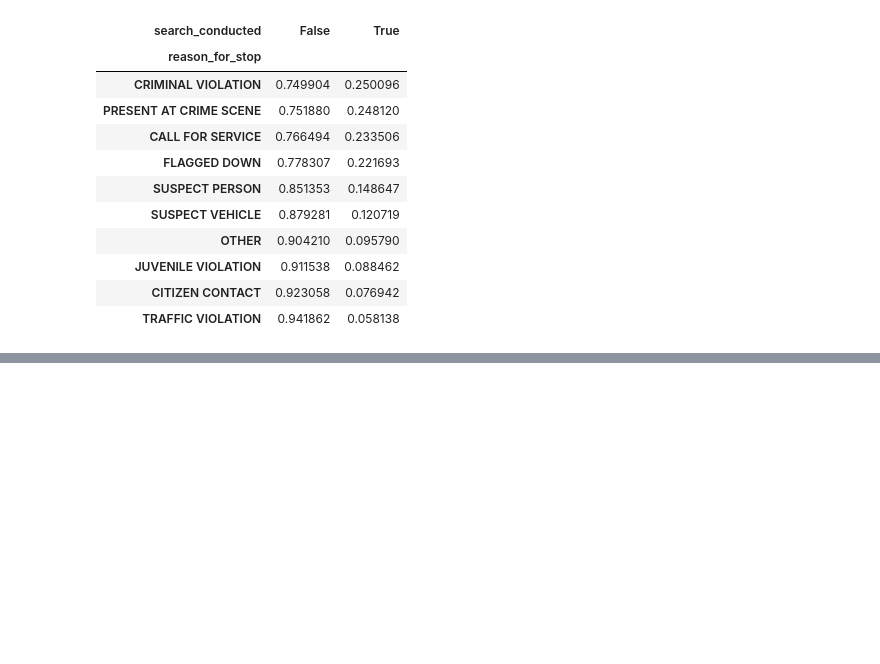
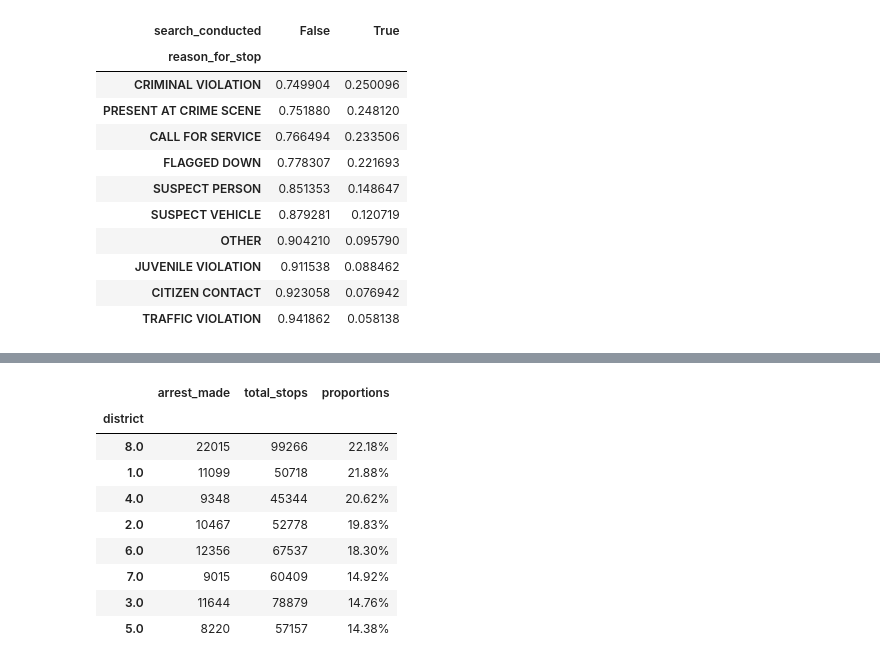
Before and after one commit to albertoabreu91/Practice_zone, a Jupyter notebook: New_Orleans_police.ipynb, the cells around one changed output, grey strips where cells are left out. Saved outputs shown, nothing was run; the diff lists cells and outputs as text; code cells hidden in the pictures; blank space fills up the shorter version.

```diff
--- a/New_Orleans_police.ipynb
+++ b/New_Orleans_police.ipynb
@@ -500,0 +506,27 @@ data_whites = data[data.subject_race == 'white']
+# %%
+districs_pivot = (pd.pivot_table(data_dist, values=['raw_row_number', 'arrest_made'],
+                index='district',
+                aggfunc={'raw_row_number': 'count','arrest_made': np.sum})
+                .rename(columns={'raw_row_number':'total_stops'})
+                .sort_values(by='total_stops',ascending=False)
+                )
+# %%
+districs_pivot.arrest_made = districs_pivot.arrest_made.astype(int)
+# %%
+districs_pivot['proportions'] = round(districs_pivot.arrest_made / districs_pivot.total_stops * 100,2)
+# %%
+districs_pivot['proportions'] = districs_pivot['proportions'].apply("{0:.2f}%".format)
+# %%
+(districs_pivot.sort_values(by='proportions', ascending=False)
+.style.apply(lambda x: ['background: tomato' if c == x.max() else "" for c in x] , axis=0))
+# %% [output]
+|  | arrest_made | total_stops | proportions |
+| district |  |  |  |
+| 8.0 | 22015 | 99266 | 22.18% |
+| 1.0 | 11099 | 50718 | 21.88% |
+| 4.0 | 9348 | 45344 | 20.62% |
+| 2.0 | 10467 | 52778 | 19.83% |
+| 6.0 | 12356 | 67537 | 18.30% |
+| 7.0 | 9015 | 60409 | 14.92% |
+| 3.0 | 11644 | 78879 | 14.76% |
+| 5.0 | 8220 | 57157 | 14.38% |
```
Also changed, not shown: parts of 12 cells of this notebook.
